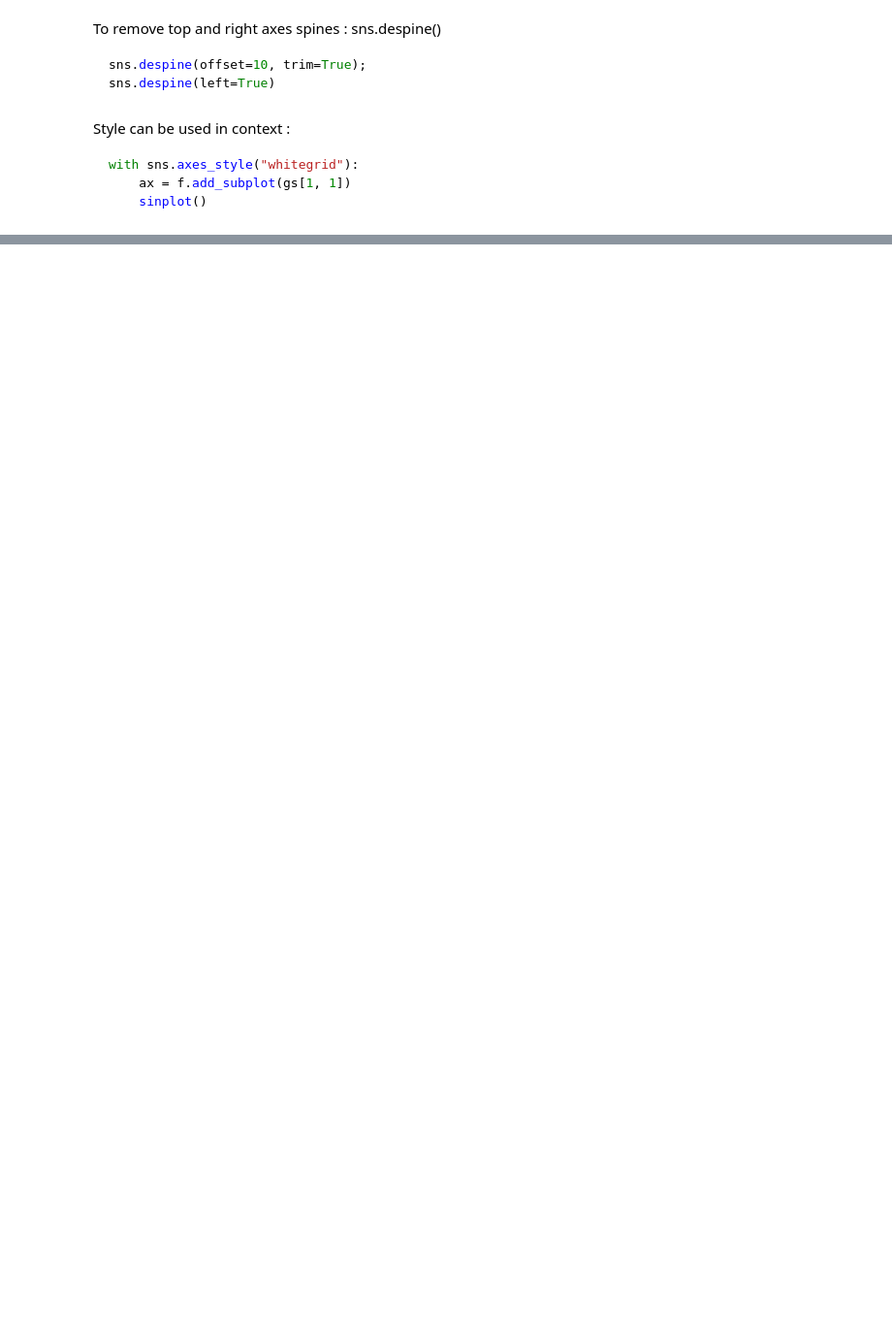
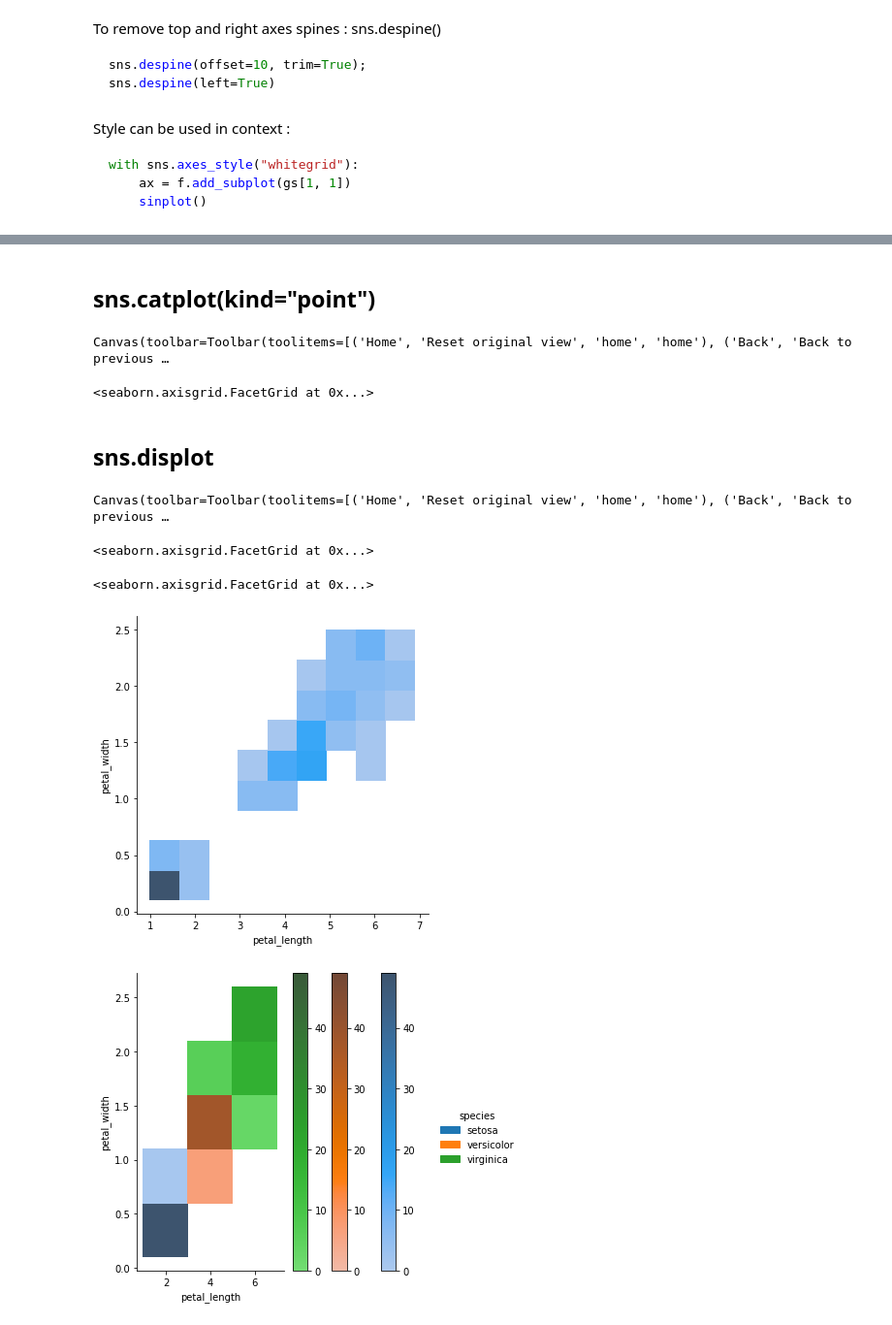
Before and after one commit to mocquin/quickstarts, a Jupyter notebook: seaborn.ipynb, the cells around one changed output, grey strips where cells are left out. Shown at 97% size. Drawn from its saved outputs; the diff is of its cells as text; code cells hidden in the pictures; blank space fills up the shorter version.

Commit message:
improve seaborn notebook

```diff
--- a/seaborn.ipynb
+++ b/seaborn.ipynb
@@ -28,0 +27,3 @@ data_df.head()
+# %%
+iris_df = sns.load_dataset("iris")
+print(iris_df.head())
@@ -307,0 +109,6 @@ arr = np.empty(dims, dtype=kerneldt)
+# %%
+sns.set_style('ticks', {'axes.grid': True, 'xtick.direction': 'in'})
+sinplot()
+sns.despine(left = True, bottom= False)
+# %%
+sns.set(rc={'figure.figsize':(12,10)})
@@ -307,0 +227,48 @@ arr = np.empty(dims, dtype=kerneldt)
+# %% [markdown]
+## sns.catplot(kind="point")
+# %%
+sns.catplot(kind="point", data=iris_df,
+            x="petal_width",
+            y="sepal_width",
+            hue="species")
+# %% [output]
+Canvas(toolbar=Toolbar(toolitems=[('Home', 'Reset original view', 'home', 'home'), ('Back', 'Back to previous …
+<seaborn.axisgrid.FacetGrid at 0x...>
+# %% [markdown]
+## sns.displot
+# %%
+sns.displot(iris_df,
+            x="petal_length",
+            hue="species",
+            #col="sex",                   # add additional plots col-wise
+            #stat="density",              # normalize hist area
+            stat="probability",           # normalise hist values
+            common_norm=False,            # normalise each sub-hist independantly
+            #bins=20,                     # set bin number
+            #bins=[1, 2, 3, 4, 5, 6, 7]), # set bins
+            binwidth=0.5,                 # set bin size
+            #discrete=True,               # if data values are discrete
+            #shrink=.8,                   # shrink bins width-display
+            #element="step",              #
+            #multiple="stack",            # dodge
+            rug=True,                     # add rug
+            #color="blue",              # main color
+           )
+
+#sns.distplot(data_df['sepal_width'])
+# %% [output]
+Canvas(toolbar=Toolbar(toolitems=[('Home', 'Reset original view', 'home', 'home'), ('Back', 'Back to previous …
+<seaborn.axisgrid.FacetGrid at 0x...>
+# %%
+sns.displot(iris_df,
+            x="petal_length", y="petal_width")
+
+sns.displot(iris_df, hue="species",
+            x="petal_length", y="petal_width",
+           binwidth=(2, .5),
+           cbar=True,
+           )
+# %% [output]
+<seaborn.axisgrid.FacetGrid at 0x...>
+[figure, added]
+[figure, added]
```
Also changed, not shown: parts of 111 cells of this notebook.
